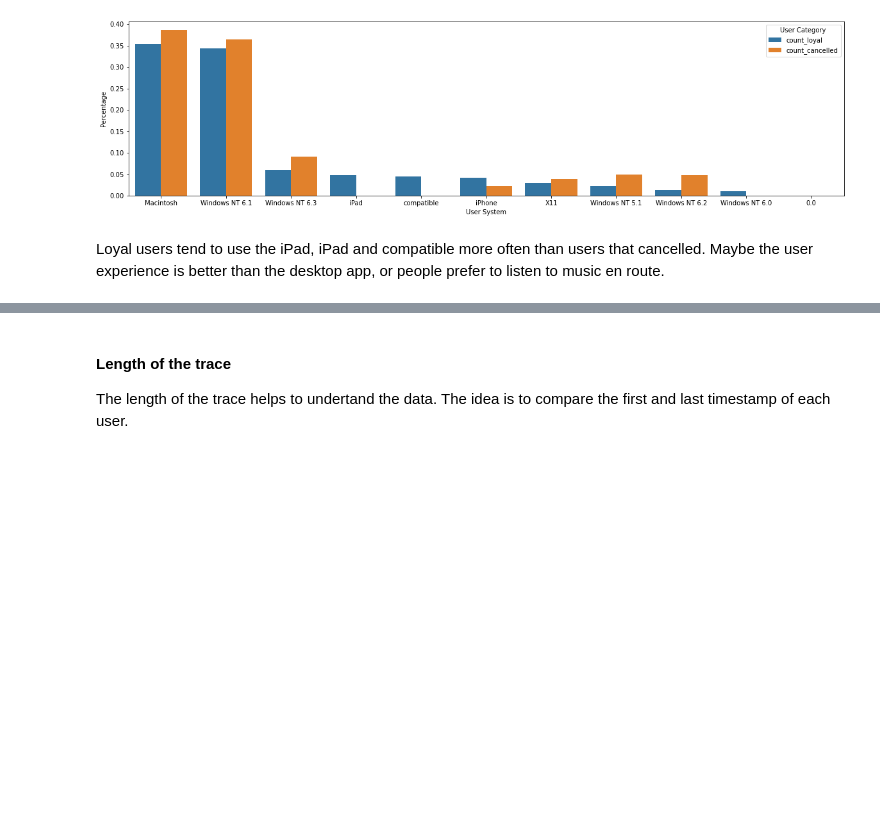
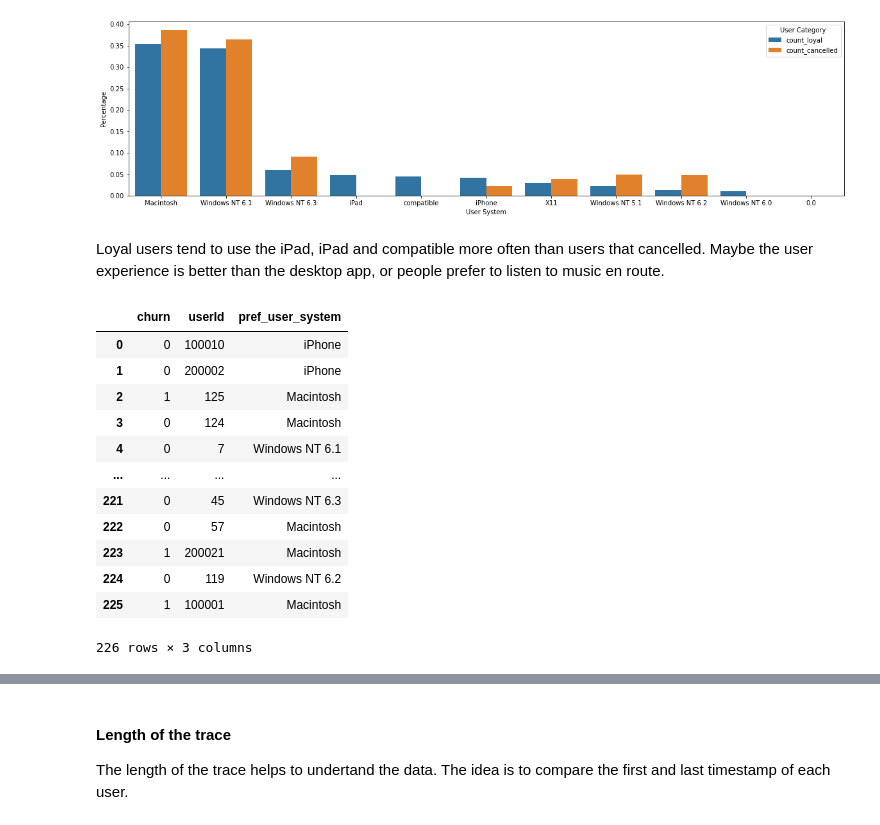
Before and after one commit to philippmarcus/dsnd-sparkify, a Jupyter notebook: Sparkify.ipynb, the cells around one changed output, grey strips where cells are left out. Drawn from its saved outputs; the diff is of its cells as text; code cells hidden in the pictures; blank space fills up the shorter version.

```diff
--- a/Sparkify.ipynb
+++ b/Sparkify.ipynb
@@ -463,0 +470,16 @@ Loyal users tend to use the iPad, iPad and compatible more often than users that
+# %%
+pref_usr_system_pd
+# %% [output]
+|  | churn | userId | pref_user_system |
+| 0 | 0 | 100010 | iPhone |
+| 1 | 0 | 200002 | iPhone |
+| 2 | 1 | 125 | Macintosh |
+| 3 | 0 | 124 | Macintosh |
+| 4 | 0 | 7 | Windows NT 6.1 |
+| ... | ... | ... | ... |
+| 221 | 0 | 45 | Windows NT 6.3 |
+| 222 | 0 | 57 | Macintosh |
+| 223 | 1 | 200021 | Macintosh |
+| 224 | 0 | 119 | Windows NT 6.2 |
+| 225 | 1 | 100001 | Macintosh |
+226 rows × 3 columns
```
Also changed, not shown: parts of 11 cells of this notebook, 8 other files.
